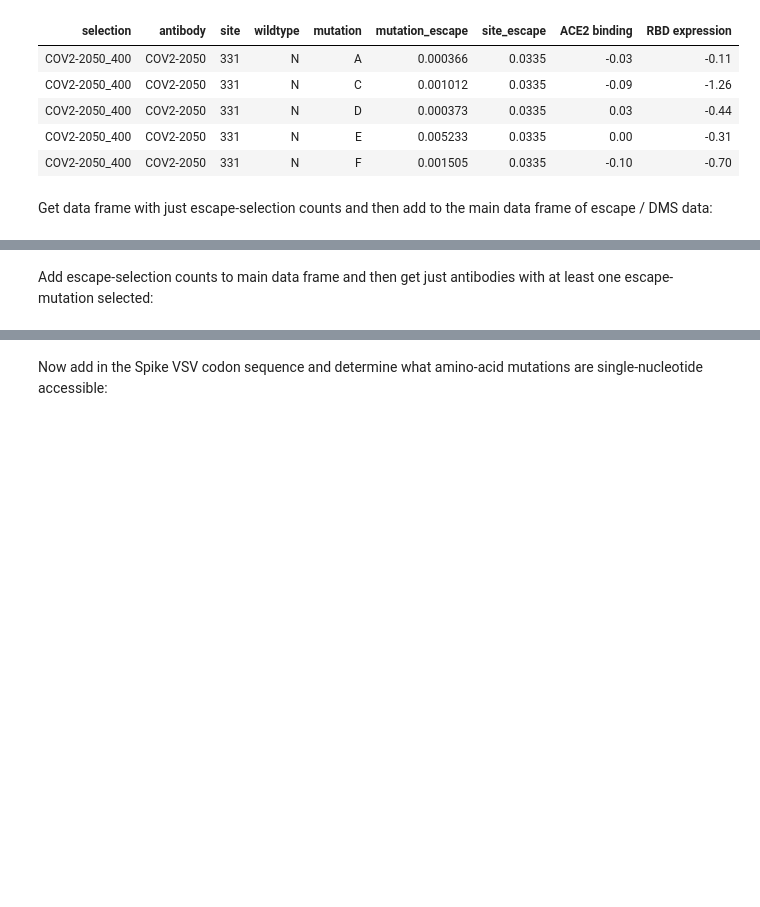
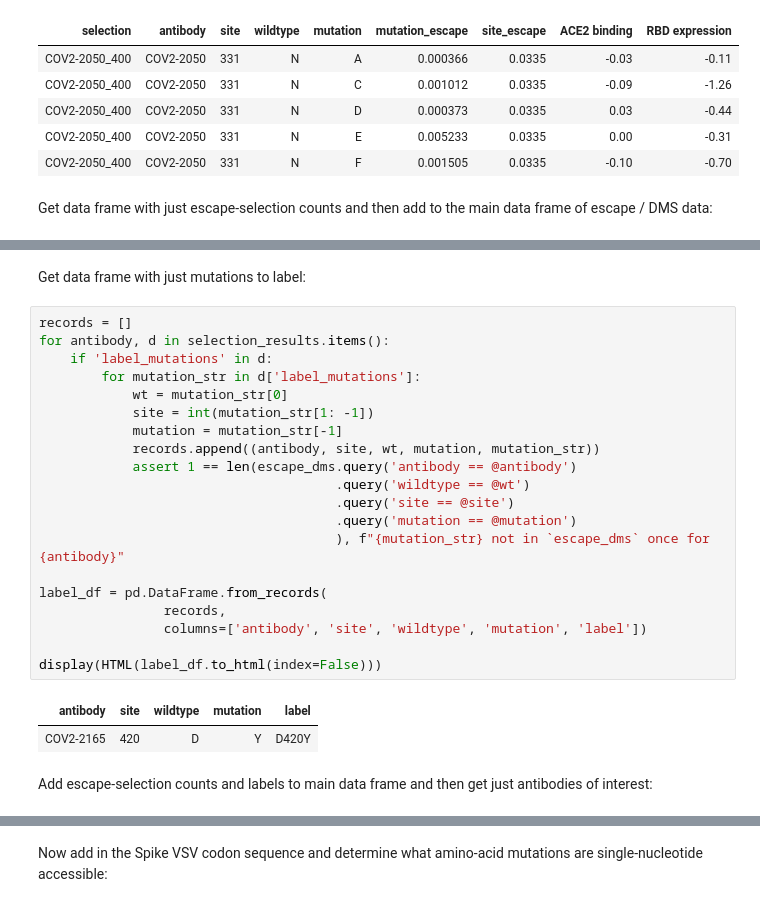
Before and after one commit to jbloomlab/SARS-CoV-2-RBD_MAP_Crowe_antibodies, a Jupyter notebook: escape_selections.ipynb, the cells around one changed output, grey strips where cells are left out. Saved outputs shown, nothing was run; the diff lists cells and outputs as text; blank space fills up the shorter version.

```diff
--- a/escape_selections.ipynb
+++ b/escape_selections.ipynb
@@ -118,8 +118,33 @@ display(HTML(selection_df.to_html(index=False)))
 | COV2-2050 | 484 | E | K | 2 |
 | COV2-2499 | 446 | G | D | 2 |
 | COV2-2499 | 498 | Q | R | 2 |
+# %% [markdown]
+Get data frame with just mutations to label:
+# %%
+records = []
+for antibody, d in selection_results.items():
+    if 'label_mutations' in d:
+        for mutation_str in d['label_mutations']:
+            wt = mutation_str[0]
+            site = int(mutation_str[1: -1])
+            mutation = mutation_str[-1]
+            records.append((antibody, site, wt, mutation, mutation_str))
+            assert 1 == len(escape_dms.query('antibody == @antibody')
+                                      .query('wildtype == @wt')
+                                      .query('site == @site')
+                                      .query('mutation == @mutation')
+                                      ), f"{mutation_str} not in `escape_dms` once for {antibody}"
+
+label_df = pd.DataFrame.from_records(
+                records,
+                columns=['antibody', 'site', 'wildtype', 'mutation', 'label'])
+
+display(HTML(label_df.to_html(index=False)))
+# %% [output]
+| antibody | site | wildtype | mutation | label |
+| COV2-2165 | 420 | D | Y | D420Y |
 # %% [markdown]
-Add escape-selection counts to main data frame and then get just antibodies with at least one escape-mutation selected:
+Add escape-selection counts and labels to main data frame and then get just antibodies of interest:
 # %%
 escape_dms_selection = (
     escape_dms
```
Also changed, not shown: parts of 3 cells of this notebook, 3 other files.
